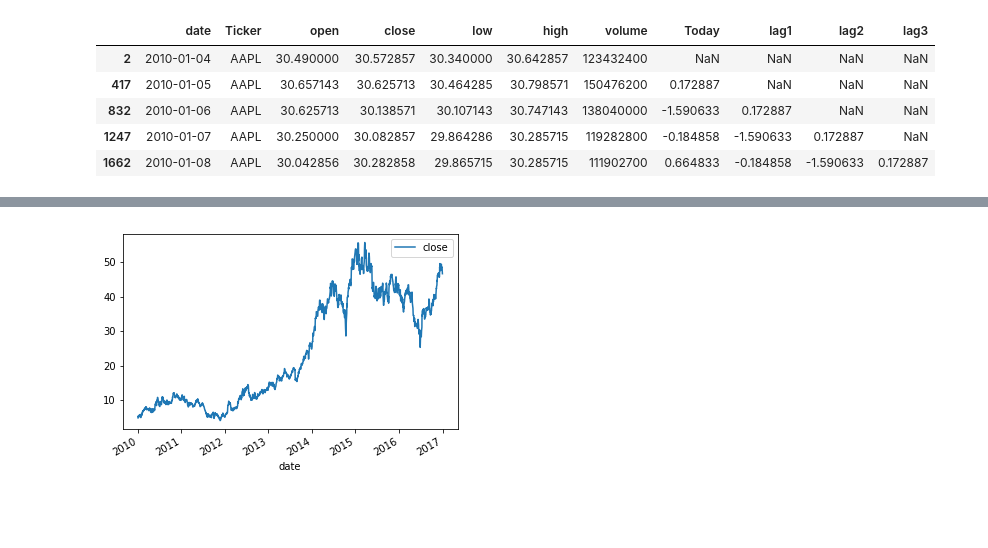
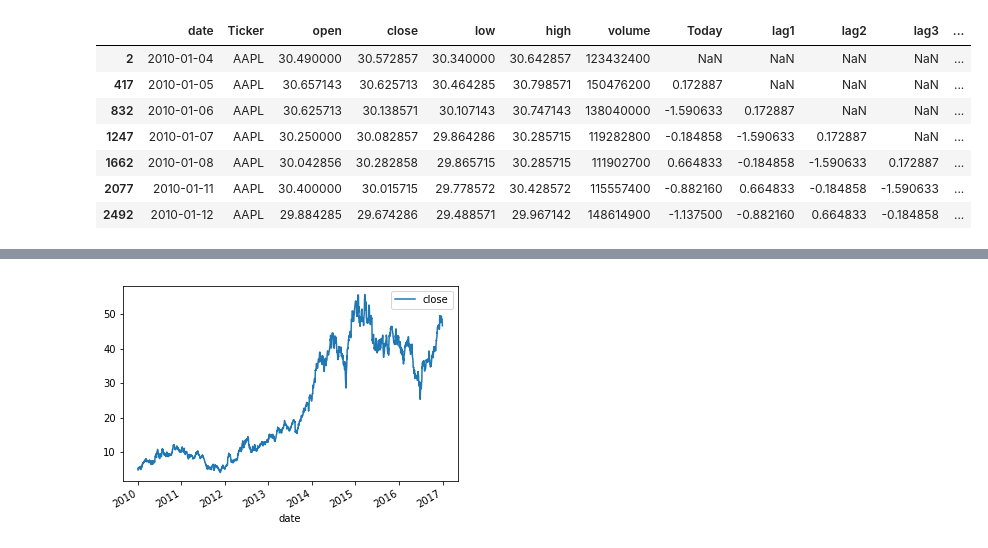
Before and after one commit to meenmo/Forecasting_Stock_Returns_via_Supervised_Learning, a Jupyter notebook: Code/DT__v2.ipynb, the cells around one changed output, grey strips where cells are left out. Drawn from its saved outputs; the diff is of its cells as text; code cells hidden in the pictures; blank space fills up the shorter version.

```diff
--- a/Code/DT__v2.ipynb
+++ b/Code/DT__v2.ipynb
@@ -7,7 +7,4 @@ from sklearn.metrics import mean_squared_error
 # %%
 # read in our data
 url = "https://raw.githubusercontent.com/SamIlic/Stat479_Project/master/Data/prices.csv"
-df_features = pd.read_csv(url)
-
-df_features['date'] = pd.to_datetime(df_features['date'])
-df_features.head()
+df_ORIGINAL = pd.read_csv(url)
@@ -20,0 +13,4 @@ df_features.head()
+# %%
+df_features = df_ORIGINAL
+df_features['date'] = pd.to_datetime(df_features['date'])
+df_features.head()
@@ -48,16 +52,18 @@ def create_lag_features(df, lag_days):
 
     return df_ret
 # %%
-df_features = create_lag_features(df_features, 3)
+df_features = create_lag_features(df_features, 5) # 5 lag features
 
 # Sanity Check
 df_temp = df_features.loc[df_features['Ticker'] == "AAPL"]
-df_temp.head()
+df_temp.head(7)
 # %% [output]
-|  | date | Ticker | open | close | low | high | volume | Today | lag1 | lag2 | lag3 |
-| 2 | 2010-01-04 | AAPL | 30.490000 | 30.572857 | 30.340000 | 30.642857 | 123432400 | NaN | NaN | NaN | NaN |
-| 417 | 2010-01-05 | AAPL | 30.657143 | 30.625713 | 30.464285 | 30.798571 | 150476200 | 0.172887 | NaN | NaN | NaN |
-| 832 | 2010-01-06 | AAPL | 30.625713 | 30.138571 | 30.107143 | 30.747143 | 138040000 | -1.590633 | 0.172887 | NaN | NaN |
-| 1247 | 2010-01-07 | AAPL | 30.250000 | 30.082857 | 29.864286 | 30.285715 | 119282800 | -0.184858 | -1.590633 | 0.172887 | NaN |
-| 1662 | 2010-01-08 | AAPL | 30.042856 | 30.282858 | 29.865715 | 30.285715 | 111902700 | 0.664833 | -0.184858 | -1.590633 | 0.172887 |
+|  | date | Ticker | open | close | low | high | volume | Today | lag1 | lag2 | lag3 | ... |
+| 2 | 2010-01-04 | AAPL | 30.490000 | 30.572857 | 30.340000 | 30.642857 | 123432400 | NaN | NaN | NaN | NaN | ... |
+| 417 | 2010-01-05 | AAPL | 30.657143 | 30.625713 | 30.464285 | 30.798571 | 150476200 | 0.172887 | NaN | NaN | NaN | ... |
+| 832 | 2010-01-06 | AAPL | 30.625713 | 30.138571 | 30.107143 | 30.747143 | 138040000 | -1.590633 | 0.172887 | NaN | NaN | ... |
+| 1247 | 2010-01-07 | AAPL | 30.250000 | 30.082857 | 29.864286 | 30.285715 | 119282800 | -0.184858 | -1.590633 | 0.172887 | NaN | ... |
+| 1662 | 2010-01-08 | AAPL | 30.042856 | 30.282858 | 29.865715 | 30.285715 | 111902700 | 0.664833 | -0.184858 | -1.590633 | 0.172887 | ... |
+| 2077 | 2010-01-11 | AAPL | 30.400000 | 30.015715 | 29.778572 | 30.428572 | 115557400 | -0.882160 | 0.664833 | -0.184858 | -1.590633 | ... |
+| 2492 | 2010-01-12 | AAPL | 29.884285 | 29.674286 | 29.488571 | 29.967142 | 148614900 | -1.137500 | -0.882160 | 0.664833 | -0.184858 | ... |
 # %%
```
Also changed, not shown: parts of 21 cells of this notebook.
